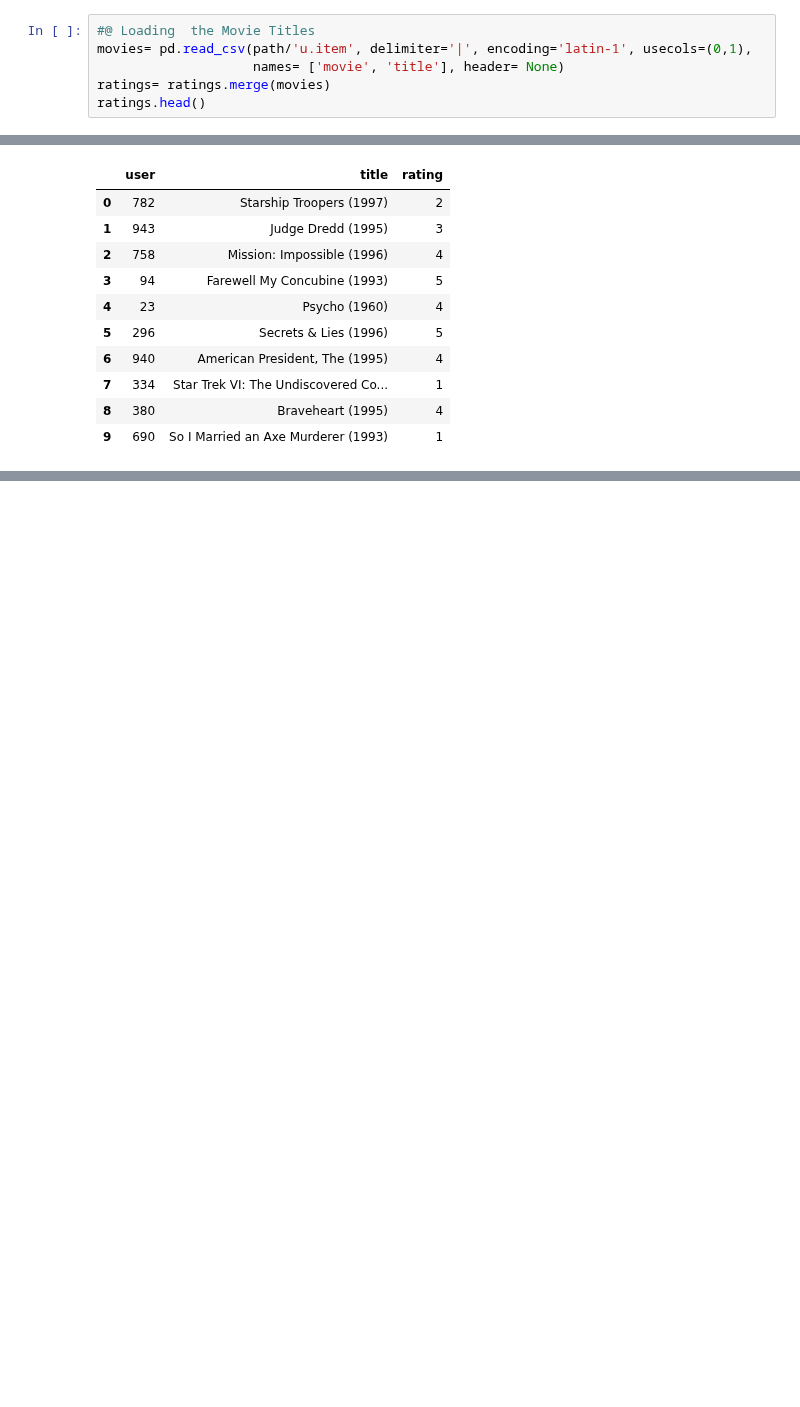
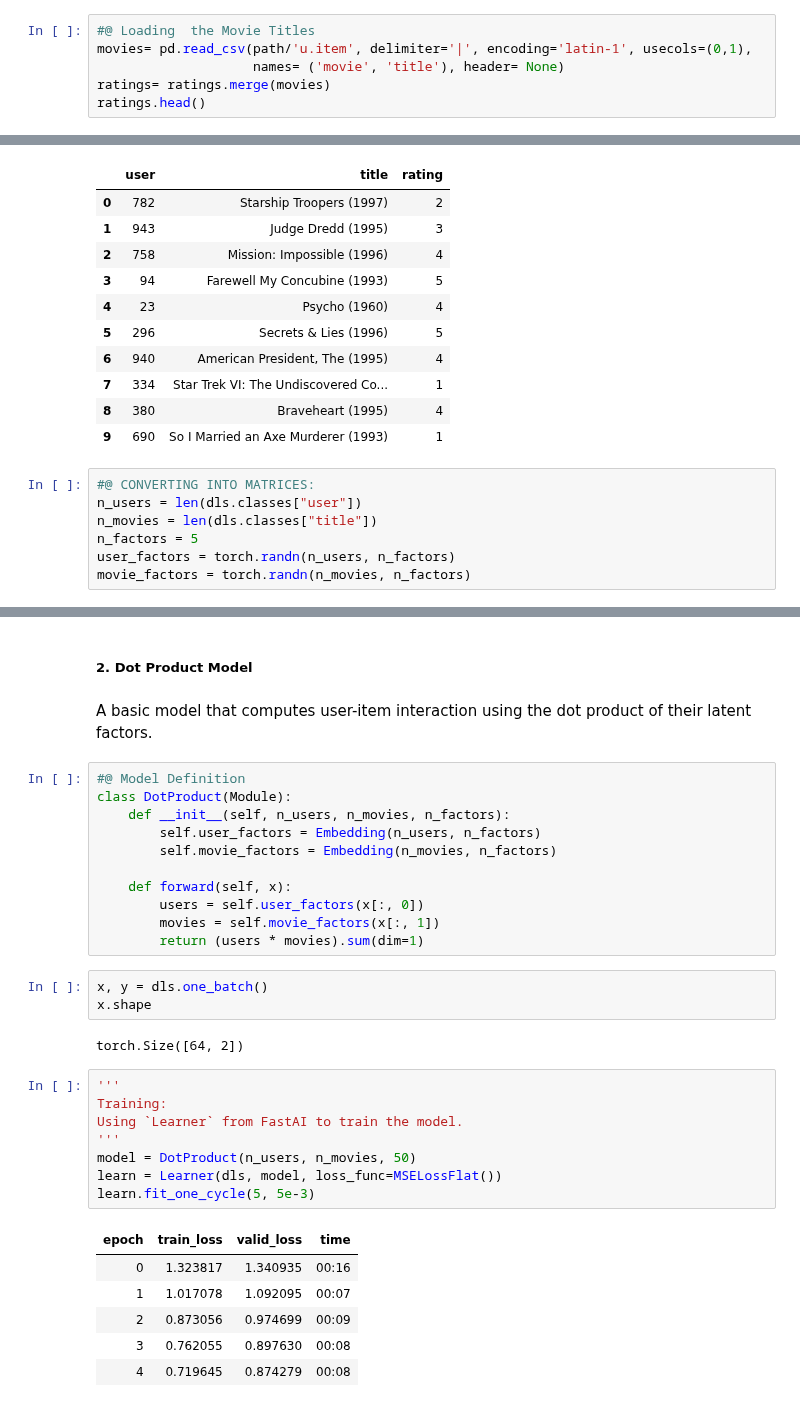
Before and after one commit to Firojpaudel/Machine-Learning-Notes, a Jupyter notebook: Practical Deep Learning For Coders/Chapter_8.ipynb, the cells around one changed output, grey strips where cells are left out. Cells and saved outputs as stored; diff of their text form; blank space fills up the shorter version.

Commit message:
Next Stop: Interpreting Embedding and Biases

```diff
--- a/Practical Deep Learning For Coders/Chapter_8.ipynb
+++ b/Practical Deep Learning For Coders/Chapter_8.ipynb
@@ -66,7 +65,7 @@ user1 = np.array([0.9, 0.8, -0.6])
 # %%
 #@ Loading  the Movie Titles
 movies= pd.read_csv(path/'u.item', delimiter='|', encoding='latin-1', usecols=(0,1),
-                    names= ['movie', 'title'], header= None)
+                    names= ('movie', 'title'), header= None)
 ratings= ratings.merge(movies)
 ratings.head()
 # %% [output]
@@ -93,3 +92,10 @@ dls.show_batch()
 | 7 | 334 | Star Trek VI: The Undiscovered Co... | 1 |
 | 8 | 380 | Braveheart (1995) | 4 |
 | 9 | 690 | So I Married an Axe Murderer (1993) | 1 |
+# %%
+#@ CONVERTING INTO MATRICES:
+n_users = len(dls.classes["user"])
+n_movies = len(dls.classes["title"])
+n_factors = 5
+user_factors = torch.randn(n_users, n_factors)
+movie_factors = torch.randn(n_movies, n_factors)
@@ -95,0 +120,35 @@ dls.show_batch()
+# %% [markdown]
+##### **2. Dot Product Model**
+# %% [markdown]
+A basic model that computes user-item interaction using the dot product of their latent factors.
+# %%
+#@ Model Definition
+class DotProduct(Module):
+    def __init__(self, n_users, n_movies, n_factors):
+        self.user_factors = Embedding(n_users, n_factors)
+        self.movie_factors = Embedding(n_movies, n_factors)
+
+    def forward(self, x):
+        users = self.user_factors(x[:, 0])
+        movies = self.movie_factors(x[:, 1])
+        return (users * movies).sum(dim=1)
+# %%
+x, y = dls.one_batch()
+x.shape
+# %% [output]
+torch.Size([64, 2])
+# %%
+'''
+Training:
+Using `Learner` from FastAI to train the model.
+'''
+model = DotProduct(n_users, n_movies, 50)
+learn = Learner(dls, model, loss_func=MSELossFlat())
+learn.fit_one_cycle(5, 5e-3)
+# %% [output]
+| epoch | train_loss | valid_loss | time |
+| 0 | 1.323817 | 1.340935 | 00:16 |
+| 1 | 1.017078 | 1.092095 | 00:07 |
+| 2 | 0.873056 | 0.974699 | 00:09 |
+| 3 | 0.762055 | 0.897630 | 00:08 |
+| 4 | 0.719645 | 0.874279 | 00:08 |
```
Also changed, not shown: parts of 19 cells of this notebook.
